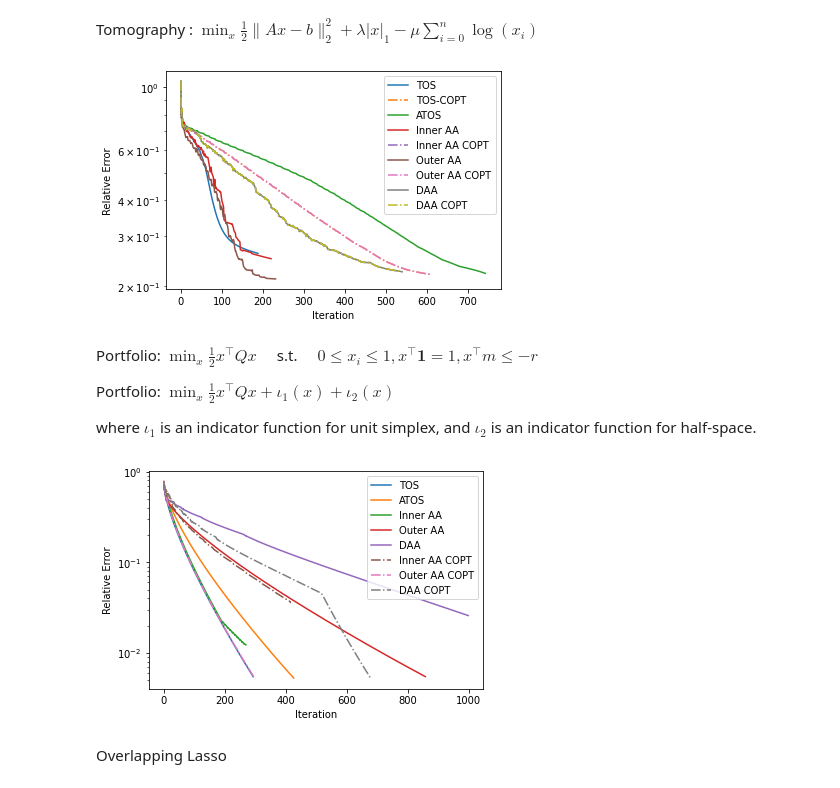
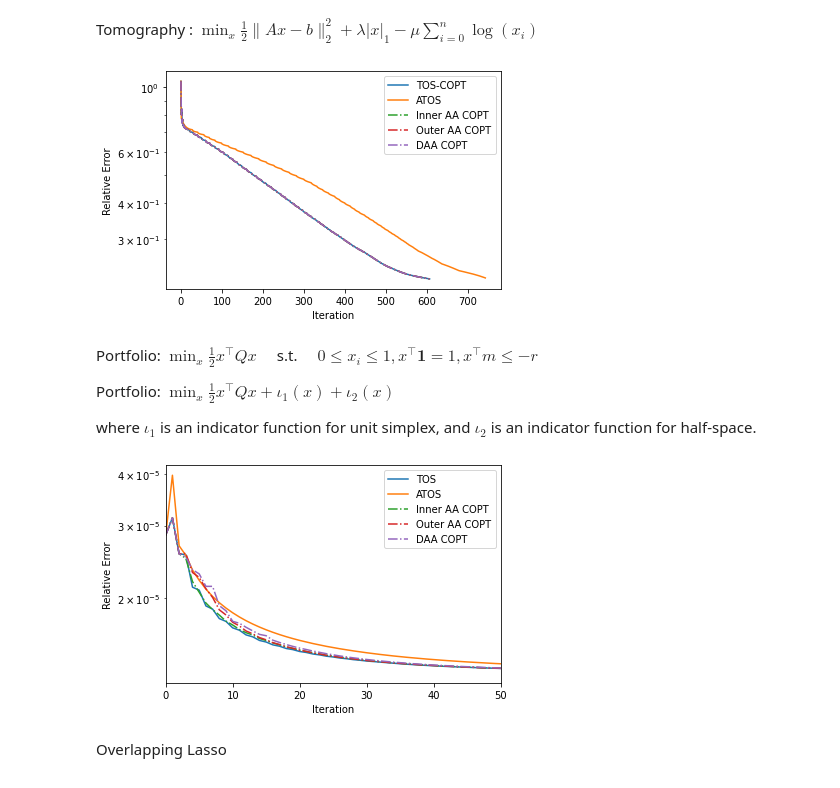
Before and after one commit to hansolsuh/aa_tos, a Jupyter notebook: AATOS.ipynb, the cells around one changed output. Saved outputs shown, nothing was run; the diff lists cells and outputs as text; code cells hidden in the pictures.

```diff
--- a/AATOS.ipynb
+++ b/AATOS.ipynb
@@ -152,21 +152,21 @@ tomo_daa_copt_obj.append(trace_obj)
 
 
 fig1 = plt.figure()
-plt.plot(tomo_tos_obj[0], label='TOS')
-plt.plot(tomo_tos_copt_obj[0], '-.',label='TOS-COPT')
+#plt.plot(tomo_tos_obj[0], label='TOS')
+plt.plot(tomo_tos_copt_obj[0],label='TOS-COPT')
 plt.plot(tomo_atos_obj[0], label='ATOS')
-plt.plot(tomo_in_aa_tos_obj[0], label='Inner AA')
+#plt.plot(tomo_in_aa_tos_obj[0], label='Inner AA')
 plt.plot(tomo_in_copt_obj[0], '-.',label='Inner AA COPT')
-plt.plot(tomo_out_aa_tos_obj[0], label='Outer AA')
+#plt.plot(tomo_out_aa_tos_obj[0], label='Outer AA')
 plt.plot(tomo_out_copt_obj[0], '-.',label='Outer AA COPT')
-plt.plot(tomo_daa_tos_obj[0], label='DAA')
+#plt.plot(tomo_daa_tos_obj[0], label='DAA')
 plt.plot(tomo_daa_copt_obj[0], '-.',label='DAA COPT')
 plt.legend()
 plt.ylabel("Relative Error")
 plt.xlabel("Iteration")
 plt.yscale('log')
 # %% [output]
-[figure, old version]
+[figure, new version]
 # %% [markdown]
 Portfolio: $\min_x \frac{1}{2} x^{\top} Q x \quad $ s.t. $\quad 0 \leq x_i \leq 1, x^{\top} \mathbf{1} = 1, x^{\top}m \leq -r$
 
@@ -194,10 +194,10 @@ port_in_copt_obj, port_out_copt_obj, port_daa_copt_obj = [],[],[]
 #Vanilla TOS
 x0_port = np.zeros(n_features_port)
 port_tos_trace = Trace()
-port_out = aa_tos(p_f_grad, x0_port, p_G2.prox, p_G1.prox, line_search=False, step_size = port_stepsize, callback=port_tos_trace)
+port_out = atos(p_f_grad, x0_port, p_G2.prox, p_G1.prox, line_search=False, step_size = port_stepsize, callback=port_tos_trace)
 trace_obj = None
-trace_obj = [norm(x-port_gt)/norm(port_gt) for x in port_tos_trace.trace_x]
-#trace_obj = [p_f_copt(x) for x in port_tos_trace.trace_x]
+#trace_obj = [norm(x-port_gt)/norm(port_gt) for x in port_tos_trace.trace_x]
+trace_obj = [p_f_copt(x) for x in port_tos_trace.trace_x]
 port_tos_obj.append(trace_obj)
 
 
@@ -207,8 +207,8 @@ x0_port = np.zeros(n_features_port)
 port_atos_trace = Trace()
 port_out = atos(p_f_grad, x0_port, p_G2.prox, p_G1.prox, step_size = port_stepsize, callback=port_atos_trace,line_search=True)
 trace_obj = None
-trace_obj = [norm(x-port_gt)/norm(port_gt) for x in port_atos_trace.trace_x]
-#trace_obj = [p_f_copt(x) for x in port_atos_trace.trace_x]
+#trace_obj = [norm(x-port_gt)/norm(port_gt) for x in port_atos_trace.trace_x]
+trace_obj = [p_f_copt(x) for x in port_atos_trace.trace_x]
 port_atos_obj.append(trace_obj)
 
 
@@ -217,8 +217,8 @@ x0_port = np.zeros(n_features_port)
 port_inner_trace = Trace()
 port_out = aa_tos(p_f_grad, x0_port, p_G2.prox, p_G1.prox, line_search=False, step_size = port_stepsize, callback=port_inner_trace,inner_aa=5)
 trace_obj = None
-trace_obj = [norm(x-port_gt)/norm(port_gt) for x in port_inner_trace.trace_x]
-#trace_obj = [p_f_copt(x) for x in port_inner_trace.trace_x]
+#trace_obj = [norm(x-port_gt)/norm(port_gt) for x in port_inner_trace.trace_x]
+trace_obj = [p_f_copt(x) for x in port_inner_trace.trace_x]
 port_in_aa_tos_obj.append(trace_obj)
 
 
@@ -227,8 +227,8 @@ x0_port = np.zeros(n_features_port)
 port_in_copt_trace = Trace()
 port_out = atos(p_f_grad, x0_port, p_G2.prox, p_G1.prox, line_search=False, step_size = port_stepsize, callback=port_in_copt_trace,inner_aa=5)
 trace_obj = None
-trace_obj = [norm(x-port_gt)/norm(port_gt) for x in port_in_copt_trace.trace_x]
-#trace_obj = [p_f_copt(x) for x in port_in_copt_trace.trace_x]
+#trace_obj = [norm(x-port_gt)/norm(port_gt) for x in port_in_copt_trace.trace_x]
+trace_obj = [p_f_copt(x) for x in port_in_copt_trace.trace_x]
 port_in_copt_obj.append(trace_obj)
 
 
@@ -238,8 +238,8 @@ x0_port = np.zeros(n_features_port)
 port_outer_trace = Trace()
 port_out = aa_tos(p_f_grad, x0_port, p_G2.prox, p_G1.prox, line_search=False, step_size = port_stepsize, callback=port_outer_trace,outer_aa=5)
 trace_obj = None
-trace_obj = [norm(x-port_gt)/norm(port_gt) for x in port_outer_trace.trace_x]
-#trace_obj = [p_f_copt(x) for x in port_outer_trace.trace_x]
+#trace_obj = [norm(x-port_gt)/norm(port_gt) for x in port_outer_trace.trace_x]
+trace_obj = [p_f_copt(x) for x in port_outer_trace.trace_x]
 port_out_aa_tos_obj.append(trace_obj)
 
 
@@ -248,50 +248,50 @@ x0_port = np.zeros(n_features_port)
 port_out_copt_trace = Trace()
 port_out = atos(p_f_grad, x0_port, p_G2.prox, p_G1.prox, line_search=False, step_size = port_stepsize, callback=port_out_copt_trace,outer_aa=5)
 trace_obj = None
-trace_obj = [norm(x-port_gt)/norm(port_gt) for x in port_out_copt_trace.trace_x]
-#trace_obj = [p_f_copt(x) for x in port_out_copt_trace.trace_x]
+#trace_obj = [norm(x-port_gt)/norm(port_gt) for x in port_out_copt_trace.trace_x]
+trace_obj = [p_f_copt(x) for x in port_out_copt_trace.trace_x]
 port_out_copt_obj.append(trace_obj)
 
 
 #DAA TOS
 x0_port = np.zeros(n_features_port)
 port_daa_trace = Trace()
 port_out = aa_tos(p_f_grad, x0_port, p_G2.prox, p_G1.prox, line_search=False, step_size = port_stepsize, callback=port_daa_trace,inner_aa=5,outer_aa=5)
 trace_obj = None
-trace_obj = [norm(x-port_gt)/norm(port_gt) for x in port_daa_trace.trace_x]
-#trace_obj = [p_f_copt(x) for x in port_daa_trace.trace_x]
+#trace_obj = [norm(x-port_gt)/norm(port_gt) for x in port_daa_trace.trace_x]
+trace_obj = [p_f_copt(x) for x in port_daa_trace.trace_x]
 port_daa_tos_obj.append(trace_obj)
 
 
 #DAA TOS COPT
 x0_port = np.zeros(n_features_port)
 port_daa_copt_trace = Trace()
 port_out = atos(p_f_grad, x0_port, p_G2.prox, p_G1.prox, line_search=False, step_size = port_stepsize, callback=port_daa_copt_trace,inner_aa=5,outer_aa=5)
 trace_obj = None
-trace_obj = [norm(x-port_gt)/norm(port_gt) for x in port_daa_copt_trace.trace_x]
-#trace_obj = [p_f_copt(x) for x in port_daa_copt_trace.trace_x]
+#trace_obj = [norm(x-port_gt)/norm(port_gt) for x in port_daa_copt_trace.trace_x]
+trace_obj = [p_f_copt(x) for x in port_daa_copt_trace.trace_x]
 port_daa_copt_obj.append(trace_obj)
 
 
 
 
 fig1 = plt.figure()
 plt.plot(port_tos_obj[0], label='TOS')
 plt.plot(port_atos_obj[0], label='ATOS')
-plt.plot(port_in_aa_tos_obj[0], label='Inner AA')
-plt.plot(port_out_aa_tos_obj[0], label='Outer AA')
-plt.plot(port_daa_tos_obj[0], label='DAA')
+#plt.plot(port_in_aa_tos_obj[0], label='Inner AA')
+#plt.plot(port_out_aa_tos_obj[0], label='Outer AA')
+#plt.plot(port_daa_tos_obj[0], label='DAA')
 plt.plot(port_in_copt_obj[0],  '-.', label='Inner AA COPT')
 plt.plot(port_out_copt_obj[0], '-.', label='Outer AA COPT')
 plt.plot(port_daa_copt_obj[0], '-.', label='DAA COPT')
 plt.legend()
 #plt.ylim([0,2.e-4])
-#plt.xlim([0,50])
+plt.xlim([0,50])
 plt.ylabel("Relative Error")
 plt.xlabel("Iteration")
 plt.yscale('log')
 # %% [output]
-[figure, old version]
+[figure, new version]
 # %% [markdown]
 Overlapping Lasso
 # %%
```
Also changed, not shown: parts of 3 cells of this notebook.
